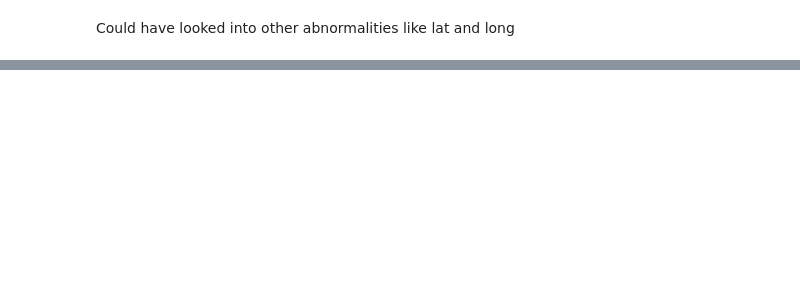
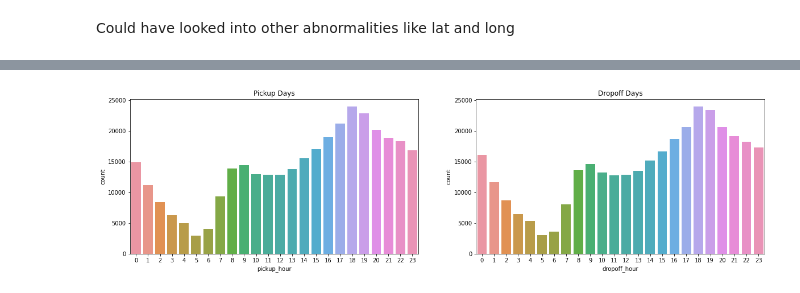
Before and after one commit to Rishabhjuneja/NYC-Taxi, a Jupyter notebook: exploartion_pyspark.ipynb, the cells around one changed output, grey strips where cells are left out. Drawn from its saved outputs; the diff is of its cells as text; code cells hidden in the pictures; blank space fills up the shorter version.

```diff
--- a/exploartion_pyspark.ipynb
+++ b/exploartion_pyspark.ipynb
@@ -42,3 +43,13 @@ from folium import Choropleth ,  Circle, Marker
+# %%
+def time_of_day(x):
+    if x in range(6,12):
+        return 'Morning'
+    elif x in range(12,16):
+        return 'Afternoon'
+    elif x in range(16,22):
+        return 'Evening'
+    else:
+        return 'Late night'
 # %%
 file_loc='./green_tripdata_2016-02.csv'
 taxi_data = spark.read.csv(file_loc, inferSchema=True, header =True)
@@ -345,0 +342,20 @@ AttributeError: ignored
+# %%
+# Change date time to datetime format
+taxi_data_no_outlier_pandas['pickup_datetime']=pd.to_datetime(taxi_data_no_outlier_pandas['lpep_pickup_datetime'])
+taxi_data_no_outlier_pandas['dropoff_datetime']=pd.to_datetime(taxi_data_no_outlier_pandas['Lpep_dropoff_datetime'])
+
+# Get day
+taxi_data_no_outlier_pandas['pickup_day_number']=taxi_data_no_outlier_pandas['pickup_datetime'].dt.weekday
+taxi_data_no_outlier_pandas['dropoff_day_number']=taxi_data_no_outlier_pandas['dropoff_datetime'].dt.weekday
+
+# Get hour
+taxi_data_no_outlier_pandas['pickup_hour']=taxi_data_no_outlier_pandas['pickup_datetime'].dt.hour
+taxi_data_no_outlier_pandas['dropoff_hour']=taxi_data_no_outlier_pandas['dropoff_datetime'].dt.hour
+
+# Get day name
+taxi_data_no_outlier_pandas['pickup_day']=taxi_data_no_outlier_pandas['pickup_datetime'].dt.day_name()
+taxi_data_no_outlier_pandas['dropoff_day']=taxi_data_no_outlier_pandas['dropoff_datetime'].dt.day_name()
+
+# Get time of day
+taxi_data_no_outlier_pandas['pickup_timeofday']=taxi_data_no_outlier_pandas['pickup_hour'].apply(time_of_day)
+taxi_data_no_outlier_pandas['dropoff_timeofday']=taxi_data_no_outlier_pandas['dropoff_hour'].apply(time_of_day)
@@ -345,0 +378,12 @@ AttributeError: ignored
+# %%
+# Check pickup and drop of time of day trips
+
+figure,(ax9,ax10)=plt.subplots(ncols=2,figsize=(20,5))
+
+ax9.set_title('Pickup Days')
+ax=sns.countplot(x="pickup_hour",data=taxi_data_no_outlier_pandas,ax=ax9)
+
+ax10.set_title('Dropoff Days')
+ax=sns.countplot(x="dropoff_hour",data=taxi_data_no_outlier_pandas,ax=ax10)
+# %% [output]
+[figure, added]
```
Also changed, not shown: parts of 22 cells of this notebook.
